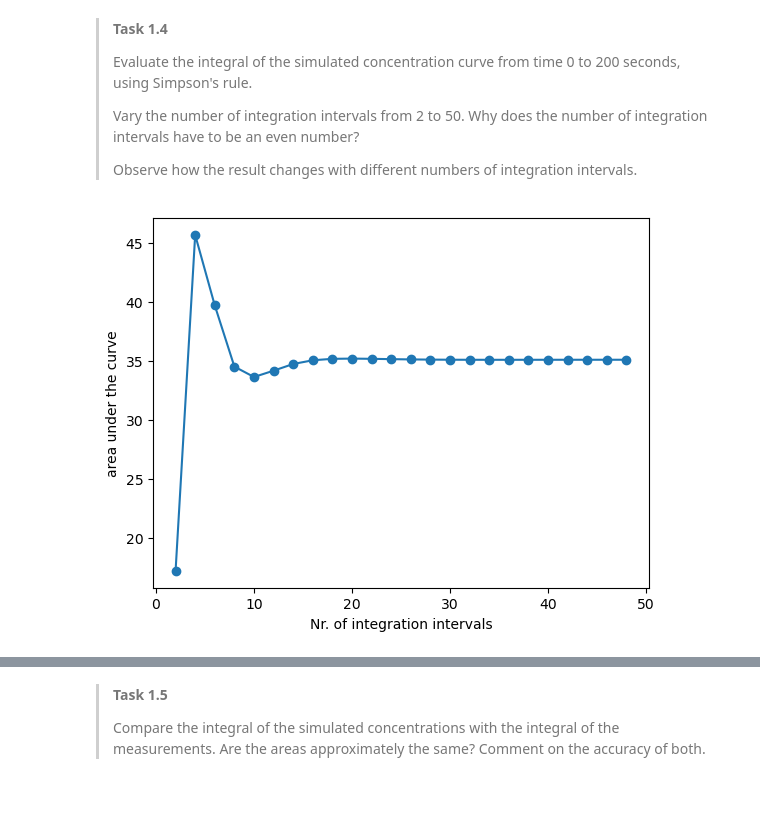
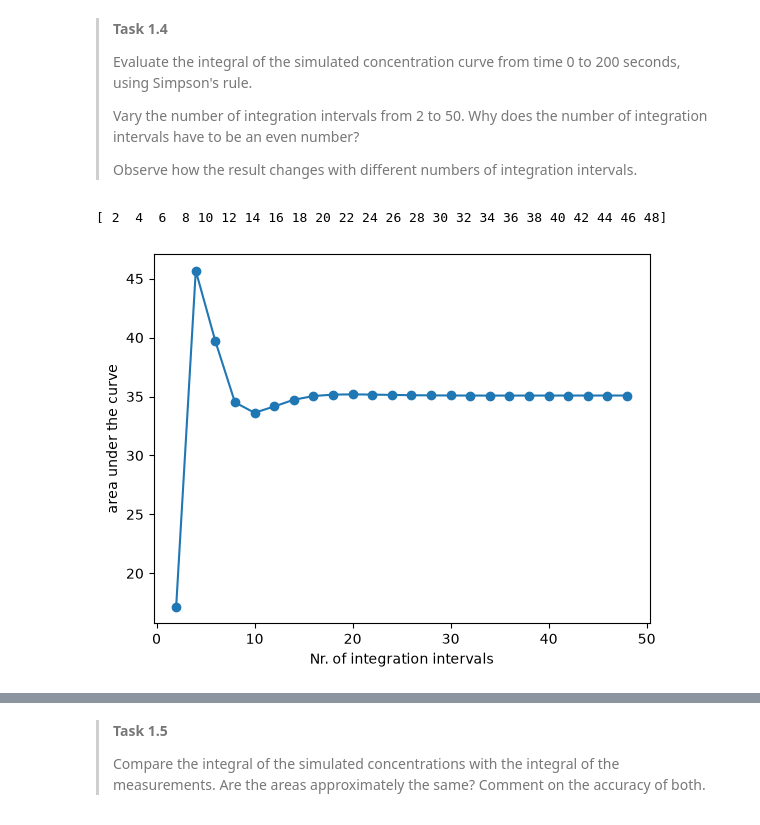
Before and after one commit to jellemaatkamp/WS2.1, a Jupyter notebook: 1-discharge-numerical-integration_updated.ipynb, the cells around one changed output, grey strips where cells are left out. Saved outputs shown, nothing was run; the diff lists cells and outputs as text; code cells hidden in the pictures.

```diff
--- a/1-discharge-numerical-integration_updated.ipynb
+++ b/1-discharge-numerical-integration_updated.ipynb
@@ -152,7 +153,21 @@ plt.legend()
-# %%
-plt.plot(### YOUR CODE HERE ###, ### YOUR CODE HERE ###, marker="o")
-plt.xlabel("Nr. of integration intervals")
-plt.ylabel("area under the curve");
-# %% [output]
-[figure, removed]
+# %%
+#simsons rule
+intervals = np.arange(2, 50, step=2)
+print(intervals)
+
+integration_areas = []
+for n in intervals:
+    t_end = time[-1]
+    dt = t_end / n
+    t = np.linspace(0, t_end, n + 1)
+    f_evaluated = advection_dispersion(t, x, v, D, mass, area)
+    terms = [(((f_evaluated[2 * i - 2] + 4 * f_evaluated[2 * i - 1] + f_evaluated[2 * i])) / 6 * 2 * dt) for i in range(1, n // 2 + 1)]
+    integral = sum(terms)
+    integration_areas.append(integral)
+plt.plot(intervals, integration_areas, marker="o")
+plt.xlabel("Nr. of integration intervals")
+plt.ylabel("area under the curve");
+# %% [output]
+[ 2  4  6  8 10 12 14 16 18 20 22 24 26 28 30 32 34 36 38 40 42 44 46 48]
+[figure, added]
 # %%
```
Also changed, not shown: parts of 7 cells of this notebook.
